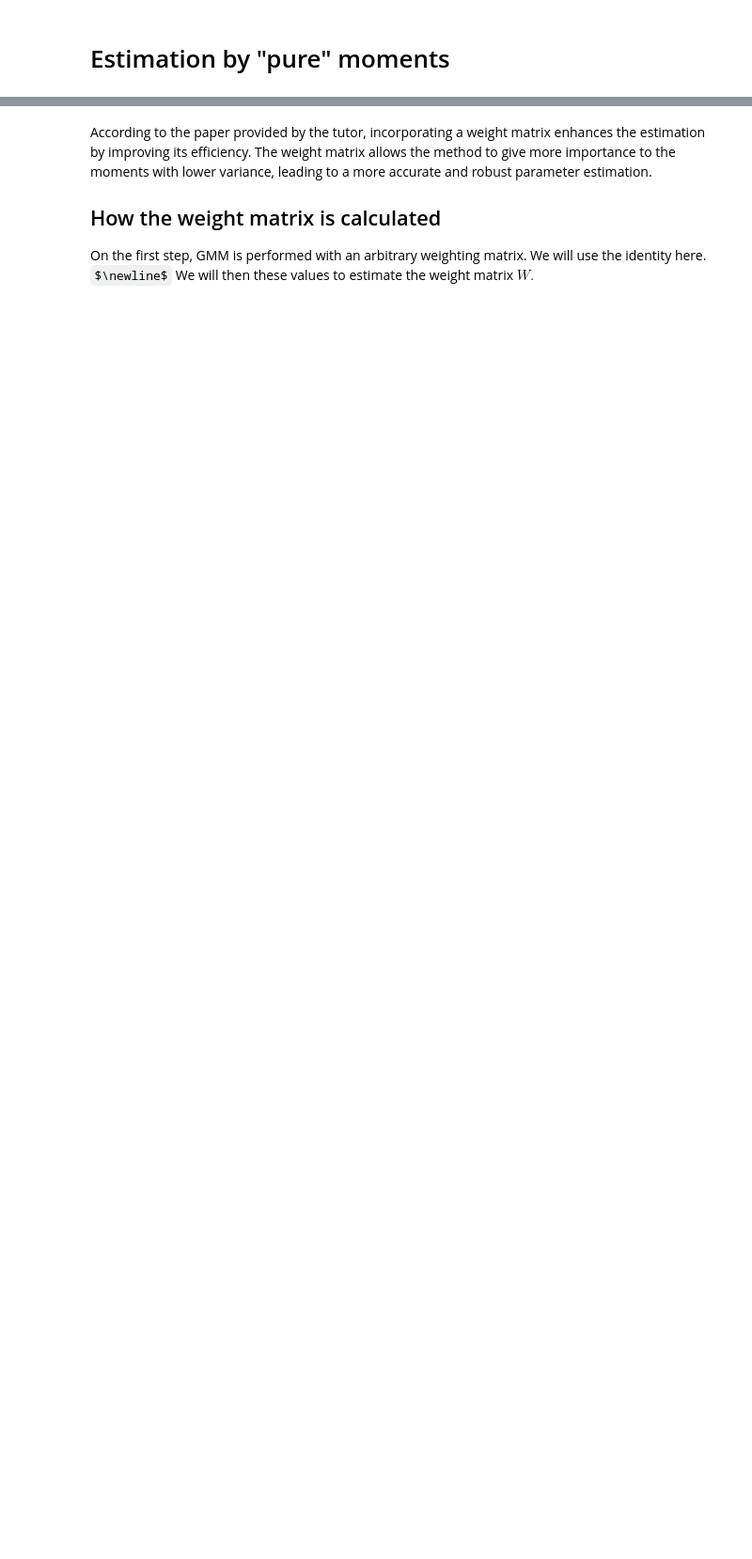
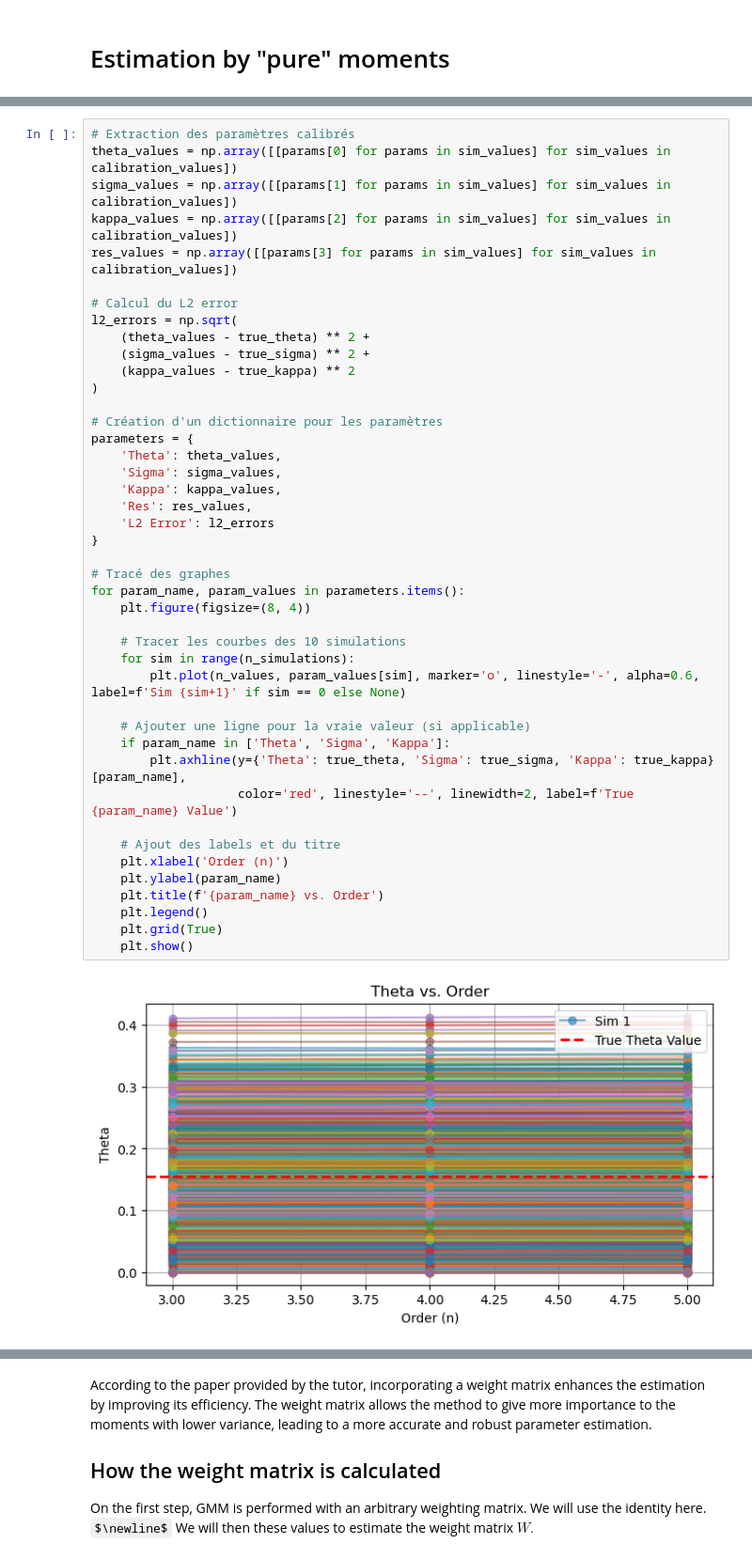
Before and after one commit to Hassen214/Project-IMI, a Jupyter notebook: Code.ipynb, the cells around one changed output, grey strips where cells are left out. Shown at 94% size. Saved outputs shown, nothing was run; the diff lists cells and outputs as text; some formulas as TeX source; blank space fills up the shorter version.

```diff
--- a/Code.ipynb
+++ b/Code.ipynb
@@ -364,0 +326,45 @@ for param_name, param_values in parameters.items():
+# %%
+# Extraction des paramètres calibrés
+theta_values = np.array([[params[0] for params in sim_values] for sim_values in calibration_values])
+sigma_values = np.array([[params[1] for params in sim_values] for sim_values in calibration_values])
+kappa_values = np.array([[params[2] for params in sim_values] for sim_values in calibration_values])
+res_values = np.array([[params[3] for params in sim_values] for sim_values in calibration_values])
+
+# Calcul du L2 error
+l2_errors = np.sqrt(
+    (theta_values - true_theta) ** 2 +
+    (sigma_values - true_sigma) ** 2 +
+    (kappa_values - true_kappa) ** 2
+)
+
+# Création d'un dictionnaire pour les paramètres
+parameters = {
+    'Theta': theta_values,
+    'Sigma': sigma_values,
+    'Kappa': kappa_values,
+    'Res': res_values,
+    'L2 Error': l2_errors
+}
+
+# Tracé des graphes
+for param_name, param_values in parameters.items():
+    plt.figure(figsize=(8, 4))
+
+    # Tracer les courbes des 10 simulations
+    for sim in range(n_simulations):
+        plt.plot(n_values, param_values[sim], marker='o', linestyle='-', alpha=0.6, label=f'Sim {sim+1}' if sim == 0 else None)
+
+    # Ajouter une ligne pour la vraie valeur (si applicable)
+    if param_name in ['Theta', 'Sigma', 'Kappa']:
+        plt.axhline(y={'Theta': true_theta, 'Sigma': true_sigma, 'Kappa': true_kappa}[param_name],
+                    color='red', linestyle='--', linewidth=2, label=f'True {param_name} Value')
+
+    # Ajout des labels et du titre
+    plt.xlabel('Order (n)')
+    plt.ylabel(param_name)
+    plt.title(f'{param_name} vs. Order')
+    plt.legend()
+    plt.grid(True)
+    plt.show()
+# %% [output]
+[figure, added]
```
Also changed, not shown: parts of 14 cells of this notebook.
